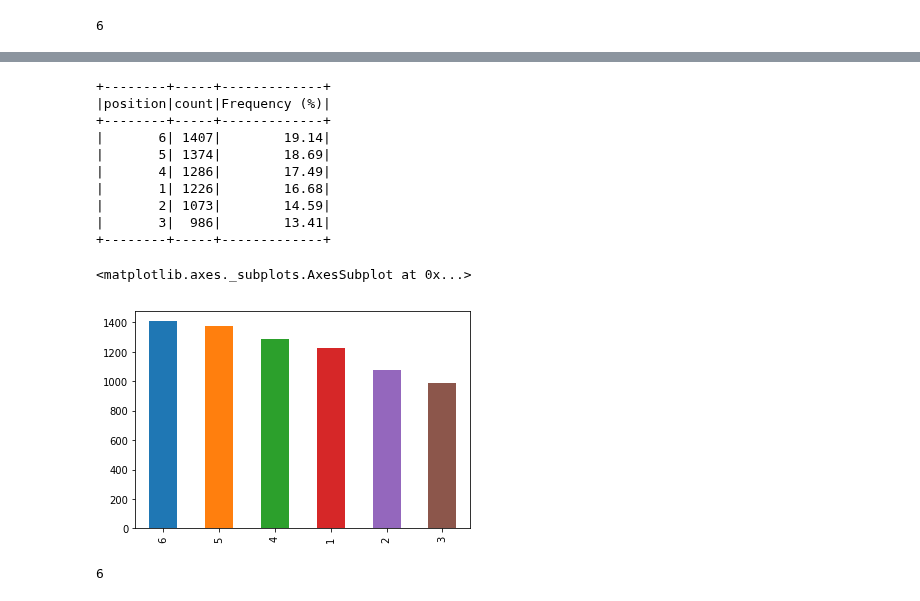
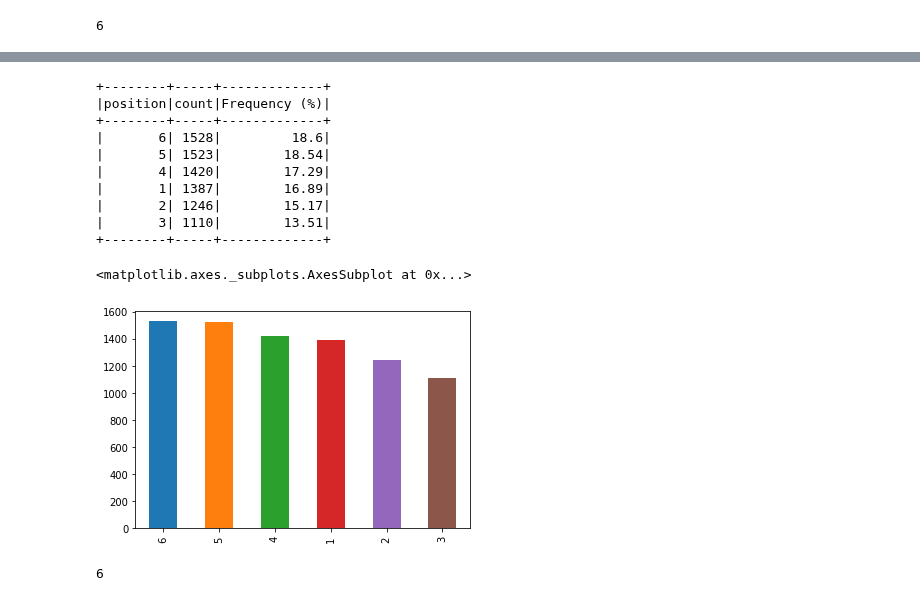
Before and after one commit to nathanhwangbo/PSTAT135_Final, a Jupyter notebook: preprocessing.ipynb, the cells around one changed output, grey strips where cells are left out. Saved outputs shown, nothing was run; the diff lists cells and outputs as text; code cells hidden in the pictures.

```diff
--- a/preprocessing.ipynb
+++ b/preprocessing.ipynb
@@ -330,25 +332,25 @@ y_train_summary_dist.show()
 +--------+-----+
 # %%
 # add a column for proportion
-sum_counts = df_train_labels.count()
+sum_counts = train_y.count()
 y_train_summary_dist.withColumn('Frequency (%)', F.round(y_train_summary_dist[1]/sum_counts * 100, 2)).show()
 # %% [output]
 +--------+-----+-------------+
 |position|count|Frequency (%)|
 +--------+-----+-------------+
-|       6| 1407|        19.14|
-|       5| 1374|        18.69|
-|       4| 1286|        17.49|
-|       1| 1226|        16.68|
-|       2| 1073|        14.59|
-|       3|  986|        13.41|
+|       6| 1528|         18.6|
+|       5| 1523|        18.54|
+|       4| 1420|        17.29|
+|       1| 1387|        16.89|
+|       2| 1246|        15.17|
+|       3| 1110|        13.51|
 +--------+-----+-------------+
 # %%
-y_train_barplot= df_train_labels.toPandas()                    # converted to pandas since easier, RDD tricky
+y_train_barplot= train_y.toPandas()                    # converted to pandas since easier, RDD tricky
 y_train_barplot['position'].value_counts().plot(kind='bar')      #maybe nicer if we change x axis to display activity label?
 # %% [output]
 <matplotlib.axes._subplots.AxesSubplot at 0x...>
-[figure, old version]
+[figure, new version]
 # %%
 y_test_summary=df_test_labels.groupBy('position').count()       #0 is column name
 y_test_summary.count()     # total activities
```
Also changed, not shown: parts of 6 cells of this notebook.
